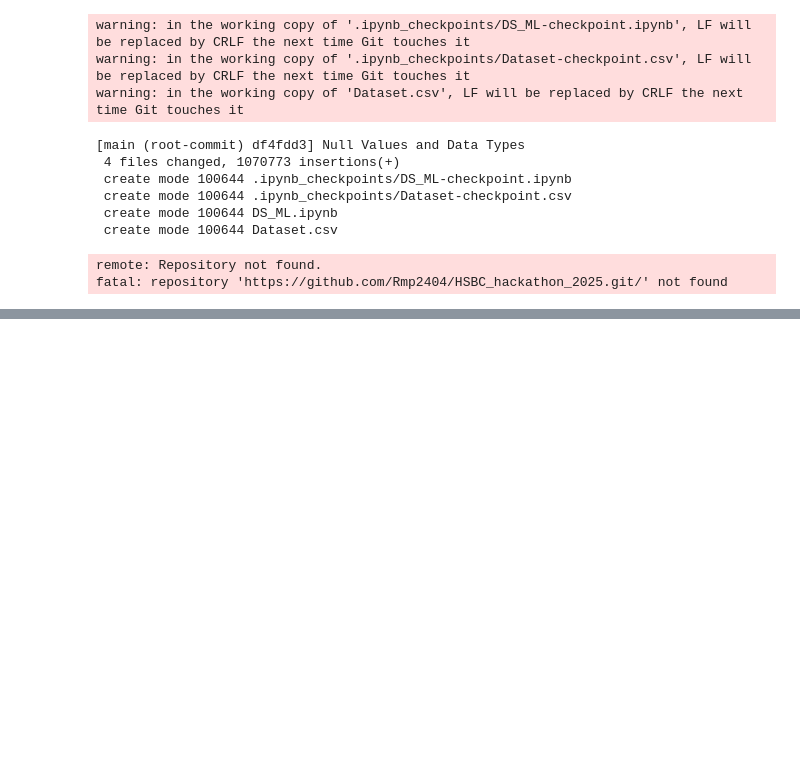
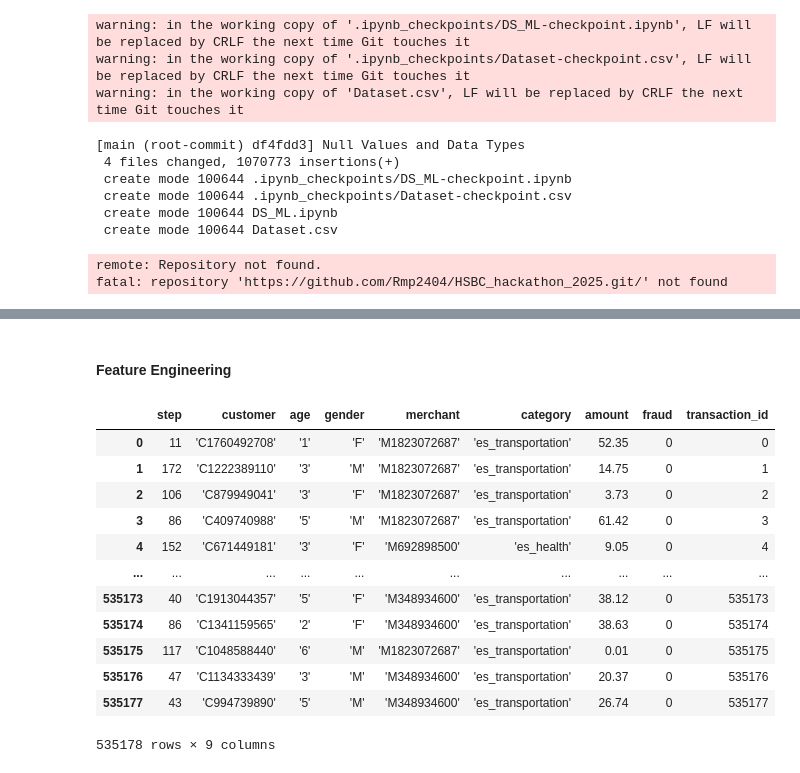
Before and after one commit to Rmp2404/HSBC_DSML_Hackathon_2025, a Jupyter notebook: DS_ML.ipynb, the cells around one changed output, grey strips where cells are left out. Drawn from its saved outputs; the diff is of its cells as text; code cells hidden in the pictures; blank space fills up the shorter version.

```diff
--- a/DS_ML.ipynb
+++ b/DS_ML.ipynb
@@ -86,0 +154,2 @@ fatal: repository 'https://github.com/Rmp2404/HSBC_hackathon_2025.git/' not foun
+# %% [markdown]
+#### Feature Engineering
@@ -86,0 +171,16 @@ fatal: repository 'https://github.com/Rmp2404/HSBC_hackathon_2025.git/' not foun
+# %%
+df
+# %% [output]
+|  | step | customer | age | gender | merchant | category | amount | fraud | transaction_id |
+| 0 | 11 | 'C1760492708' | '1' | 'F' | 'M1823072687' | 'es_transportation' | 52.35 | 0 | 0 |
+| 1 | 172 | 'C1222389110' | '3' | 'M' | 'M1823072687' | 'es_transportation' | 14.75 | 0 | 1 |
+| 2 | 106 | 'C879949041' | '3' | 'F' | 'M1823072687' | 'es_transportation' | 3.73 | 0 | 2 |
+| 3 | 86 | 'C409740988' | '5' | 'M' | 'M1823072687' | 'es_transportation' | 61.42 | 0 | 3 |
+| 4 | 152 | 'C671449181' | '3' | 'F' | 'M692898500' | 'es_health' | 9.05 | 0 | 4 |
+| ... | ... | ... | ... | ... | ... | ... | ... | ... | ... |
+| 535173 | 40 | 'C1913044357' | '5' | 'F' | 'M348934600' | 'es_transportation' | 38.12 | 0 | 535173 |
+| 535174 | 86 | 'C1341159565' | '2' | 'F' | 'M348934600' | 'es_transportation' | 38.63 | 0 | 535174 |
+| 535175 | 117 | 'C1048588440' | '6' | 'M' | 'M1823072687' | 'es_transportation' | 0.01 | 0 | 535175 |
+| 535176 | 47 | 'C1134333439' | '3' | 'M' | 'M348934600' | 'es_transportation' | 20.37 | 0 | 535176 |
+| 535177 | 43 | 'C994739890' | '5' | 'M' | 'M348934600' | 'es_transportation' | 26.74 | 0 | 535177 |
+535178 rows × 9 columns
```
Also changed, not shown: parts of 9 cells of this notebook.
